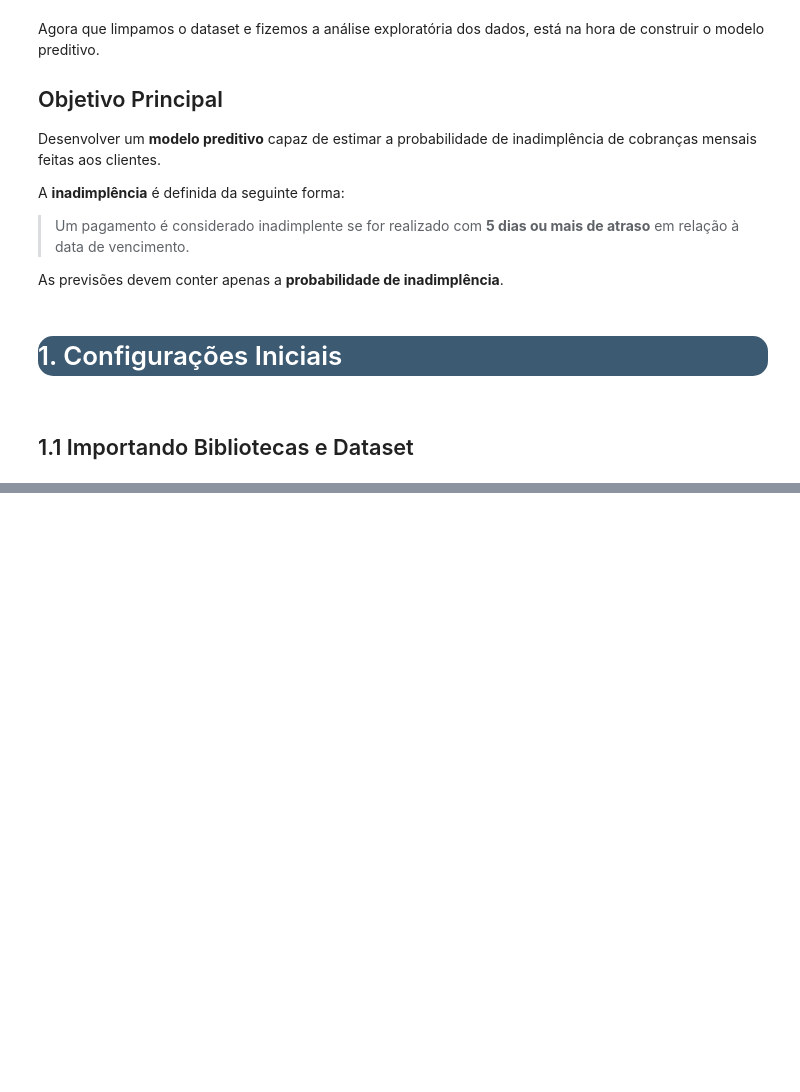
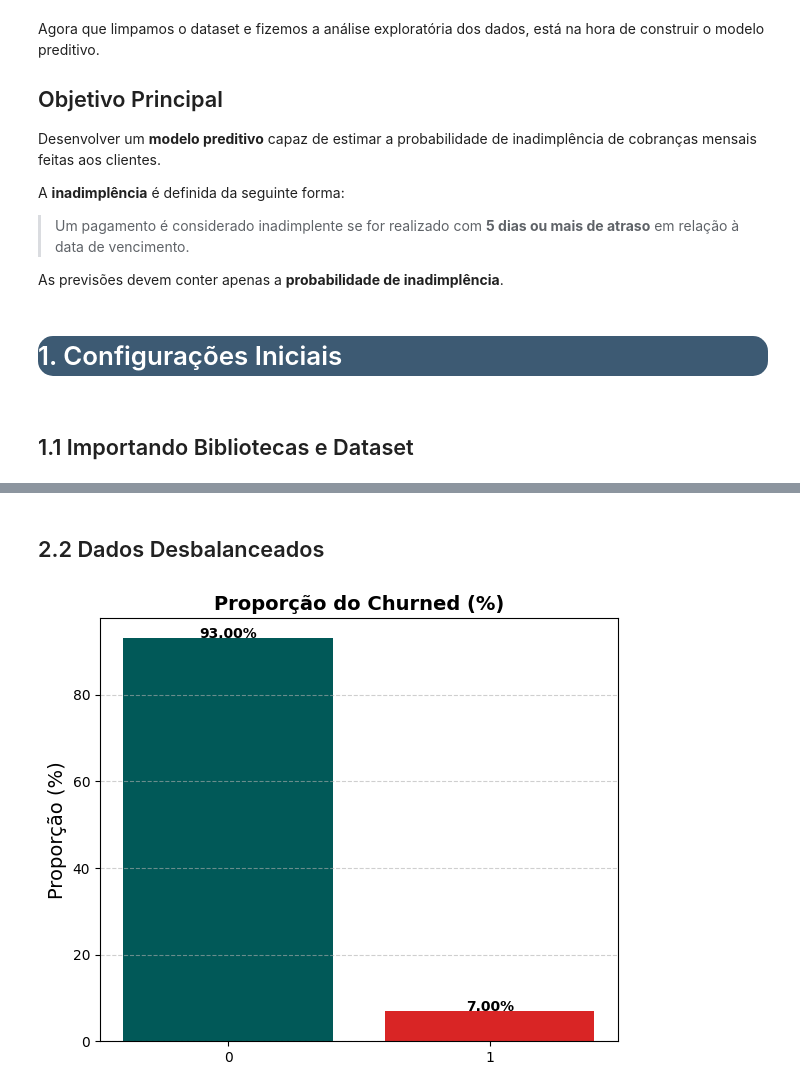
Before and after one commit to rrafahenrique/Modelo-Preditivo-Inadimplencia, a Jupyter notebook: notebooks/02-model_analysis.ipynb, the cells around one changed output, grey strips where cells are left out. Drawn from its saved outputs; the diff is of its cells as text; code cells hidden in the pictures; blank space fills up the shorter version.

```diff
--- a/notebooks/02-model_analysis.ipynb
+++ b/notebooks/02-model_analysis.ipynb
@@ -56,3 +61,9 @@ plt.style.use('default')
 
 import warnings
 warnings.filterwarnings('ignore')
+# %%
+# Importando o dataset do teste (submissão)
+teste = pd.read_parquet("../data-processed/dataset_teste_limpo.parquet")
+
+# Importando o dataset para treinamento
+df_model = pd.read_parquet("../data-processed/dataset_limpo.parquet")
@@ -58,0 +126,9 @@ warnings.filterwarnings('ignore')
+# %%
+# Transformar colunas object para datetime
+cols = ['DATA_EMISSAO_DOCUMENTO', 'DATA_PAGAMENTO', 'DATA_VENCIMENTO']
+df_model[cols] = df_model[cols].apply(pd.to_datetime)
+
+# Cálculo da Inadimplência
+df_model['Churned'] = np.where(((df_model['DATA_PAGAMENTO'] - df_model['DATA_VENCIMENTO']).dt.days) >= 5, 1, 0)
+
+display(df_model)
@@ -58,0 +149,17 @@ warnings.filterwarnings('ignore')
+# %%
+# Coluna Emissão Documentos
+df_model["Mes_Emissao_Documento"] = df_model["DATA_EMISSAO_DOCUMENTO"].dt.month
+df_model["Dia_Emissao_Documento"] = df_model["DATA_EMISSAO_DOCUMENTO"].dt.day
+
+# Coluna Mês Vencimento
+df_model["Mes_Vencimento"] = df_model["DATA_VENCIMENTO"].dt.month
+df_model["Dia_Vencimento"] = df_model["DATA_VENCIMENTO"].dt.day
+
+# Representação Cílica das Datas (meses próximos → valores próximos)
+df_model['mes_venc_sin'] = np.sin(2 * np.pi * df_model['Mes_Vencimento'] / 12)
+df_model['mes_venc_cos'] = np.cos(2 * np.pi * df_model['Mes_Vencimento'] / 12)
+df_model['dia_venc_sin'] = np.sin(2 * np.pi * df_model['Dia_Vencimento'] / 31)
+df_model['dia_venc_cos'] = np.cos(2 * np.pi * df_model['Dia_Vencimento'] / 31)
+
+df_model['dia_semana'] = df_model['DATA_EMISSAO_DOCUMENTO'].dt.weekday
+df_model['fim_semana'] = df_model['dia_semana'].isin([5,6]).astype(int)
@@ -58,0 +217,6 @@ warnings.filterwarnings('ignore')
+# %% [markdown]
+## 2.2 Dados Desbalanceados
+# %%
+func.plot_proportion_bar(df_model, columns=["Churned"], palette=["#015958", "#D92525"])
+# %% [output]
+[figure, added]
```
Also changed, not shown: parts of 43 cells of this notebook, 5 other files.
